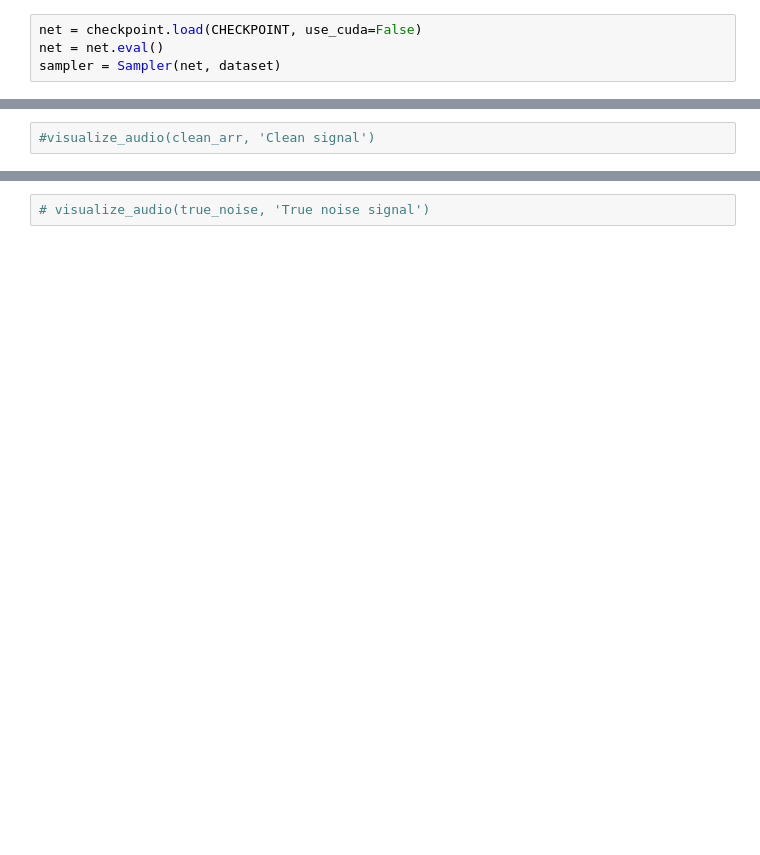
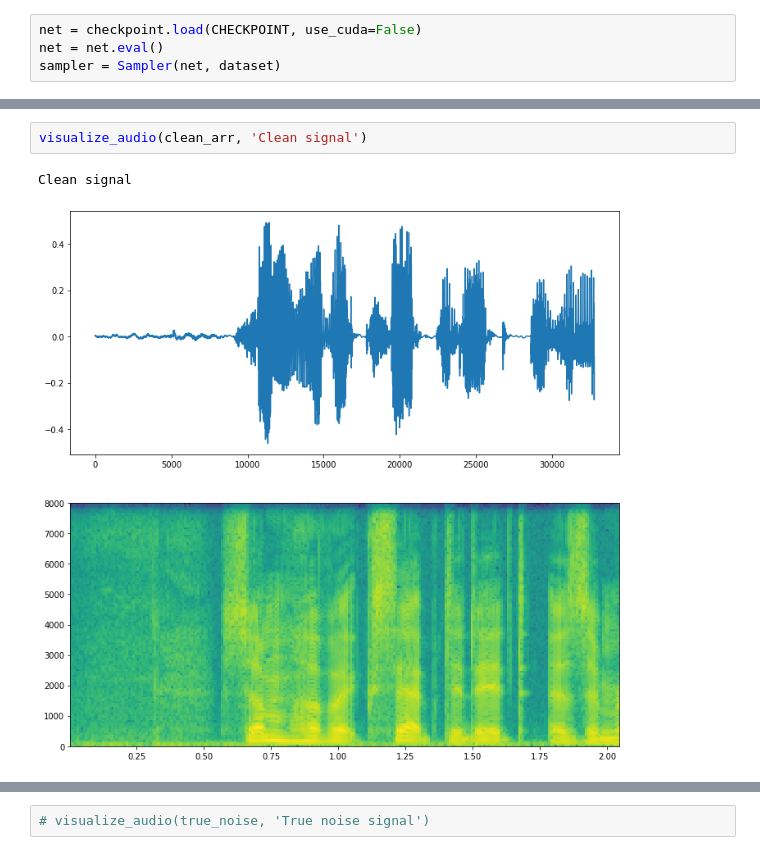
Before and after one commit to MattSegal/speech-enhancement, a Jupyter notebook: notebooks/speech-enhancment.ipynb, the cells around one changed output, grey strips where cells are left out. Saved outputs shown, nothing was run; the diff lists cells and outputs as text; blank space fills up the shorter version.

```diff
--- a/notebooks/speech-enhancment.ipynb
+++ b/notebooks/speech-enhancment.ipynb
@@ -53,3 +55,6 @@ Predicted clean signal
 [interactive output not drawn]
 # %%
-#visualize_audio(clean_arr, 'Clean signal')
+visualize_audio(clean_arr, 'Clean signal')
+# %% [output]
+Clean signal
+[figure, added]
```
Also changed, not shown: parts of 7 cells of this notebook.
